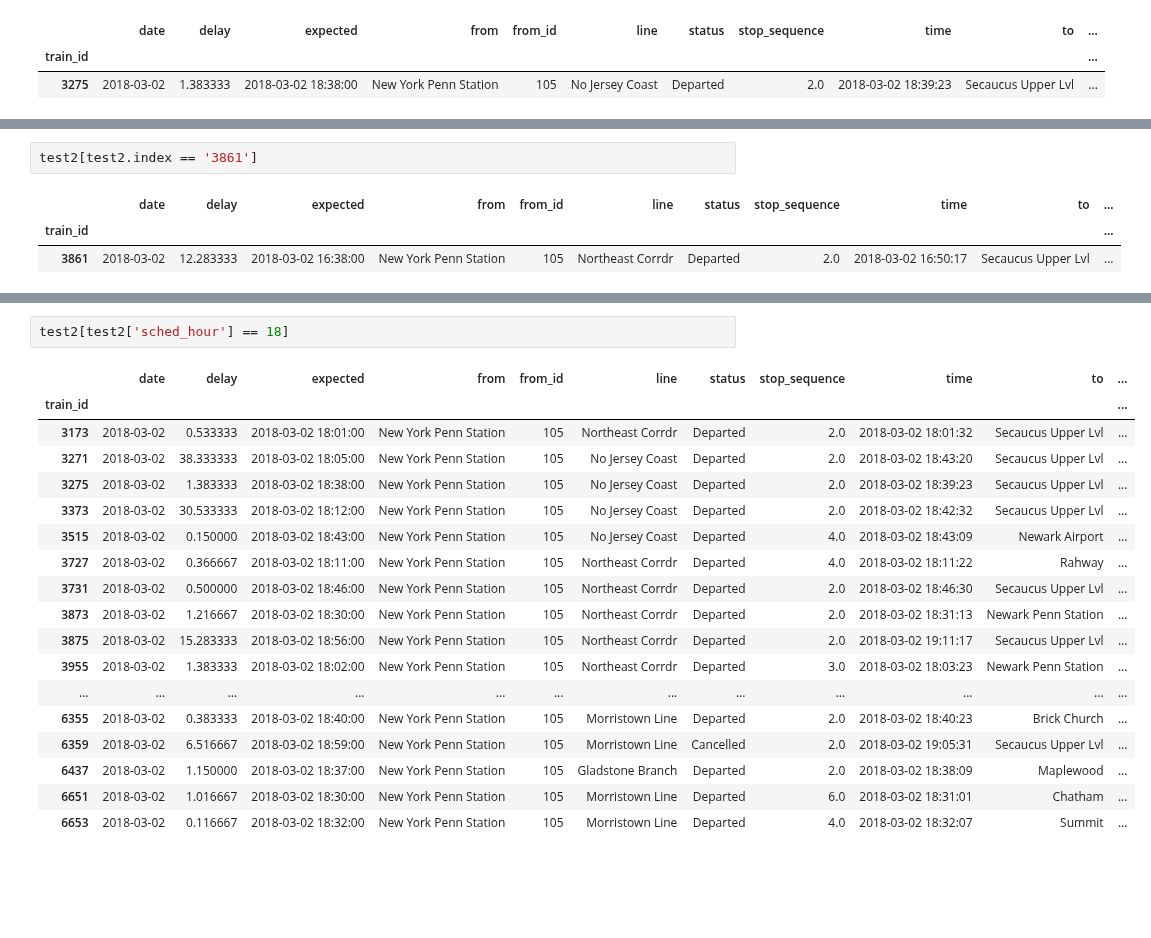
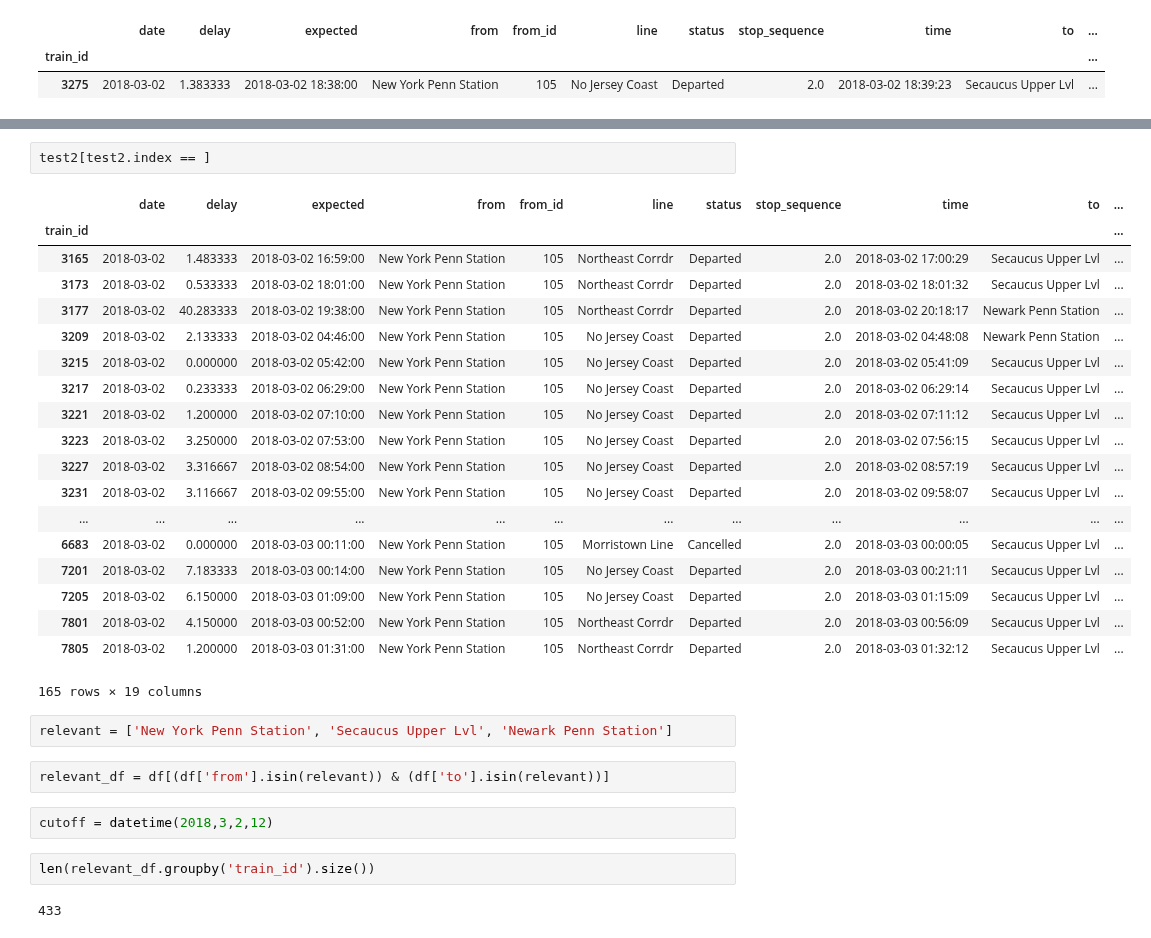
Before and after one commit to pranavbadami/njtransit, a Jupyter notebook: notebooks/analysis/case_study_0302.ipynb, the cells around one changed output, grey strips where cells are left out. Drawn from its saved outputs; the diff is of its cells as text; blank space fills up the shorter version.

```diff
--- a/notebooks/analysis/case_study_0302.ipynb
+++ b/notebooks/analysis/case_study_0302.ipynb
@@ -181,12 +174,6 @@ data = [trace1]
 plotly.offline.iplot(data)
 # %% [output]
 [interactive output not drawn]
-# %%
-test2[test2.index == '3861']
-# %% [output]
-|  | date | delay | expected | from | from_id | line | status | stop_sequence | time | to | ... |
-| train_id |  |  |  |  |  |  |  |  |  |  | ... |
-| 3861 | 2018-03-02 | 12.283333 | 2018-03-02 16:38:00 | New York Penn Station | 105 | Northeast Corrdr | Departed | 2.0 | 2018-03-02 16:50:17 | Secaucus Upper Lvl | ... |
 # %%
 trace2 = go.Scatter(
     x = test2['sched_hour'],
@@ -203,23 +190,34 @@ plotly.offline.iplot(data)
 # %% [output]
 [interactive output not drawn]
 # %%
-test2[test2['sched_hour'] == 18]
+test2[test2.index == ]
 # %% [output]
 |  | date | delay | expected | from | from_id | line | status | stop_sequence | time | to | ... |
 | train_id |  |  |  |  |  |  |  |  |  |  | ... |
+| 3165 | 2018-03-02 | 1.483333 | 2018-03-02 16:59:00 | New York Penn Station | 105 | Northeast Corrdr | Departed | 2.0 | 2018-03-02 17:00:29 | Secaucus Upper Lvl | ... |
 | 3173 | 2018-03-02 | 0.533333 | 2018-03-02 18:01:00 | New York Penn Station | 105 | Northeast Corrdr | Departed | 2.0 | 2018-03-02 18:01:32 | Secaucus Upper Lvl | ... |
-| 3271 | 2018-03-02 | 38.333333 | 2018-03-02 18:05:00 | New York Penn Station | 105 | No Jersey Coast | Departed | 2.0 | 2018-03-02 18:43:20 | Secaucus Upper Lvl | ... |
-| 3275 | 2018-03-02 | 1.383333 | 2018-03-02 18:38:00 | New York Penn Station | 105 | No Jersey Coast | Departed | 2.0 | 2018-03-02 18:39:23 | Secaucus Upper Lvl | ... |
-| 3373 | 2018-03-02 | 30.533333 | 2018-03-02 18:12:00 | New York Penn Station | 105 | No Jersey Coast | Departed | 2.0 | 2018-03-02 18:42:32 | Secaucus Upper Lvl | ... |
-| 3515 | 2018-03-02 | 0.150000 | 2018-03-02 18:43:00 | New York Penn Station | 105 | No Jersey Coast | Departed | 4.0 | 2018-03-02 18:43:09 | Newark Airport | ... |
-| 3727 | 2018-03-02 | 0.366667 | 2018-03-02 18:11:00 | New York Penn Station | 105 | Northeast Corrdr | Departed | 4.0 | 2018-03-02 18:11:22 | Rahway | ... |
-| 3731 | 2018-03-02 | 0.500000 | 2018-03-02 18:46:00 | New York Penn Station | 105 | Northeast Corrdr | Departed | 2.0 | 2018-03-02 18:46:30 | Secaucus Upper Lvl | ... |
-| 3873 | 2018-03-02 | 1.216667 | 2018-03-02 18:30:00 | New York Penn Station | 105 | Northeast Corrdr | Departed | 2.0 | 2018-03-02 18:31:13 | Newark Penn Station | ... |
-| 3875 | 2018-03-02 | 15.283333 | 2018-03-02 18:56:00 | New York Penn Station | 105 | Northeast Corrdr | Departed | 2.0 | 2018-03-02 19:11:17 | Secaucus Upper Lvl | ... |
-| 3955 | 2018-03-02 | 1.383333 | 2018-03-02 18:02:00 | New York Penn Station | 105 | Northeast Corrdr | Departed | 3.0 | 2018-03-02 18:03:23 | Newark Penn Station | ... |
+| 3177 | 2018-03-02 | 40.283333 | 2018-03-02 19:38:00 | New York Penn Station | 105 | Northeast Corrdr | Departed | 2.0 | 2018-03-02 20:18:17 | Newark Penn Station | ... |
+| 3209 | 2018-03-02 | 2.133333 | 2018-03-02 04:46:00 | New York Penn Station | 105 | No Jersey Coast | Departed | 2.0 | 2018-03-02 04:48:08 | Newark Penn Station | ... |
+| 3215 | 2018-03-02 | 0.000000 | 2018-03-02 05:42:00 | New York Penn Station | 105 | No Jersey Coast | Departed | 2.0 | 2018-03-02 05:41:09 | Secaucus Upper Lvl | ... |
+| 3217 | 2018-03-02 | 0.233333 | 2018-03-02 06:29:00 | New York Penn Station | 105 | No Jersey Coast | Departed | 2.0 | 2018-03-02 06:29:14 | Secaucus Upper Lvl | ... |
+| 3221 | 2018-03-02 | 1.200000 | 2018-03-02 07:10:00 | New York Penn Station | 105 | No Jersey Coast | Departed | 2.0 | 2018-03-02 07:11:12 | Secaucus Upper Lvl | ... |
+| 3223 | 2018-03-02 | 3.250000 | 2018-03-02 07:53:00 | New York Penn Station | 105 | No Jersey Coast | Departed | 2.0 | 2018-03-02 07:56:15 | Secaucus Upper Lvl | ... |
+| 3227 | 2018-03-02 | 3.316667 | 2018-03-02 08:54:00 | New York Penn Station | 105 | No Jersey Coast | Departed | 2.0 | 2018-03-02 08:57:19 | Secaucus Upper Lvl | ... |
+| 3231 | 2018-03-02 | 3.116667 | 2018-03-02 09:55:00 | New York Penn Station | 105 | No Jersey Coast | Departed | 2.0 | 2018-03-02 09:58:07 | Secaucus Upper Lvl | ... |
 | ... | ... | ... | ... | ... | ... | ... | ... | ... | ... | ... | ... |
-| 6355 | 2018-03-02 | 0.383333 | 2018-03-02 18:40:00 | New York Penn Station | 105 | Morristown Line | Departed | 2.0 | 2018-03-02 18:40:23 | Brick Church | ... |
-| 6359 | 2018-03-02 | 6.516667 | 2018-03-02 18:59:00 | New York Penn Station | 105 | Morristown Line | Cancelled | 2.0 | 2018-03-02 19:05:31 | Secaucus Upper Lvl | ... |
-| 6437 | 2018-03-02 | 1.150000 | 2018-03-02 18:37:00 | New York Penn Station | 105 | Gladstone Branch | Departed | 2.0 | 2018-03-02 18:38:09 | Maplewood | ... |
-| 6651 | 2018-03-02 | 1.016667 | 2018-03-02 18:30:00 | New York Penn Station | 105 | Morristown Line | Departed | 6.0 | 2018-03-02 18:31:01 | Chatham | ... |
-| 6653 | 2018-03-02 | 0.116667 | 2018-03-02 18:32:00 | New York Penn Station | 105 | Morristown Line | Departed | 4.0 | 2018-03-02 18:32:07 | Summit | ... |
+| 6683 | 2018-03-02 | 0.000000 | 2018-03-03 00:11:00 | New York Penn Station | 105 | Morristown Line | Cancelled | 2.0 | 2018-03-03 00:00:05 | Secaucus Upper Lvl | ... |
+| 7201 | 2018-03-02 | 7.183333 | 2018-03-03 00:14:00 | New York Penn Station | 105 | No Jersey Coast | Departed | 2.0 | 2018-03-03 00:21:11 | Secaucus Upper Lvl | ... |
+| 7205 | 2018-03-02 | 6.150000 | 2018-03-03 01:09:00 | New York Penn Station | 105 | No Jersey Coast | Departed | 2.0 | 2018-03-03 01:15:09 | Secaucus Upper Lvl | ... |
+| 7801 | 2018-03-02 | 4.150000 | 2018-03-03 00:52:00 | New York Penn Station | 105 | Northeast Corrdr | Departed | 2.0 | 2018-03-03 00:56:09 | Secaucus Upper Lvl | ... |
+| 7805 | 2018-03-02 | 1.200000 | 2018-03-03 01:31:00 | New York Penn Station | 105 | Northeast Corrdr | Departed | 2.0 | 2018-03-03 01:32:12 | Secaucus Upper Lvl | ... |
+165 rows × 19 columns
+# %%
+relevant = ['New York Penn Station', 'Secaucus Upper Lvl', 'Newark Penn Station']
+# %%
+relevant_df = df[(df['from'].isin(relevant)) & (df['to'].isin(relevant))]
+# %%
+cutoff = datetime(2018,3,2,12)
+# %%
+len(relevant_df.groupby('train_id').size())
+# %% [output]
+433
```
Also changed, not shown: parts of 13 cells of this notebook.
